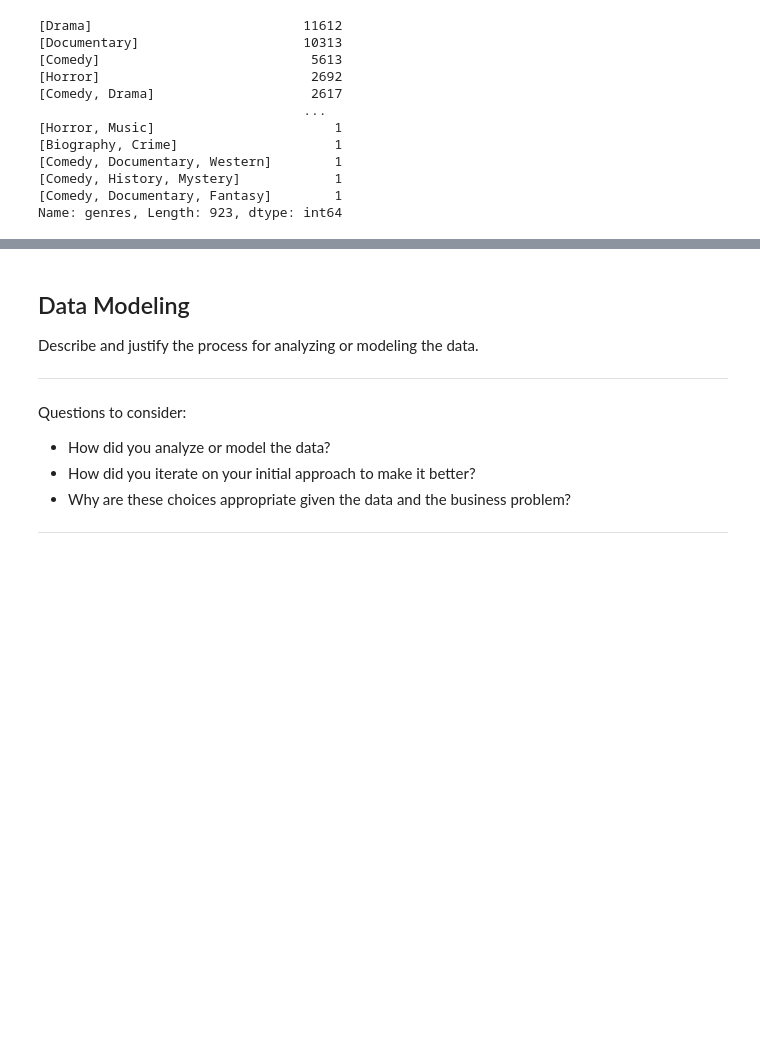
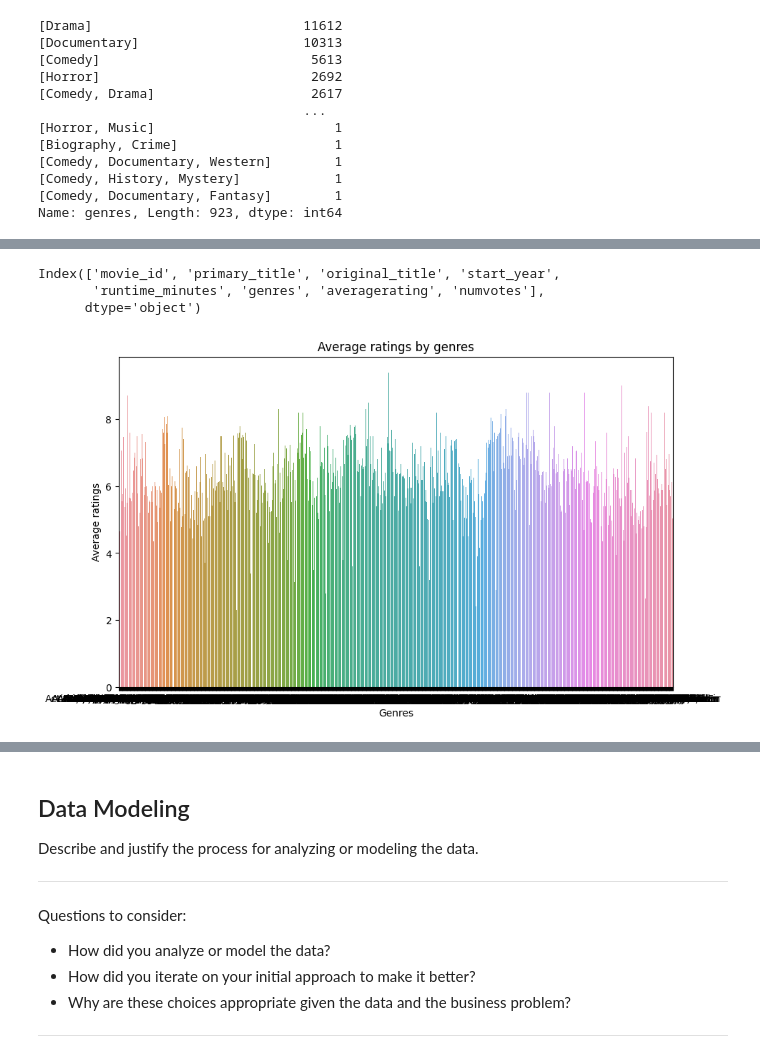
Before and after one commit to ndutakanyora/Movie-Industry-Research, a Jupyter notebook: dsc-phase1-project-template.ipynb, the cells around one changed output, grey strips where cells are left out. Saved outputs shown, nothing was run; the diff lists cells and outputs as text; code cells hidden in the pictures; blank space fills up the shorter version.

```diff
--- a/dsc-phase1-project-template.ipynb
+++ b/dsc-phase1-project-template.ipynb
@@ -332,0 +345,19 @@ Name: genres, Length: 923, dtype: int64
+# %%
+print(movies_ratings.columns)
+# %% [output]
+Index(['movie_id', 'primary_title', 'original_title', 'start_year',
+       'runtime_minutes', 'genres', 'averagerating', 'numvotes'],
+      dtype='object')
+# %%
+# Calculate the average rating by genre
+avg_ratings_by_genres = movies_ratings.groupby('genres')['averagerating'].mean()
+# %%
+#Create a bar chart of average ratings by genre
+plt.figure(figsize=(10, 6))
+sns.barplot(x=avg_ratings_by_genres.index, y=avg_ratings_by_genres.values)
+plt.xlabel('Genres')
+plt.ylabel('Average ratings')
+plt.title('Average ratings by genres')
+plt.show()
+# %% [output]
+[figure, added]
```
Also changed, not shown: parts of 8 cells of this notebook.
